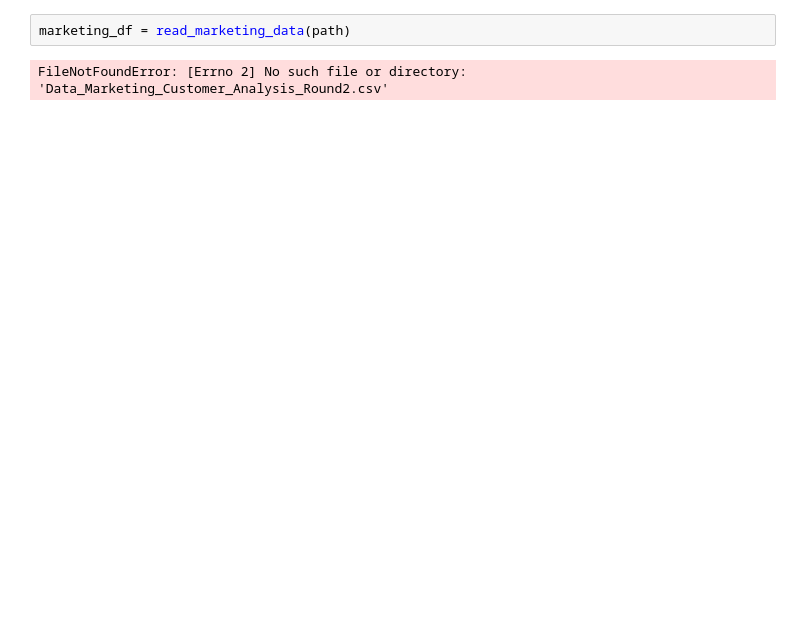
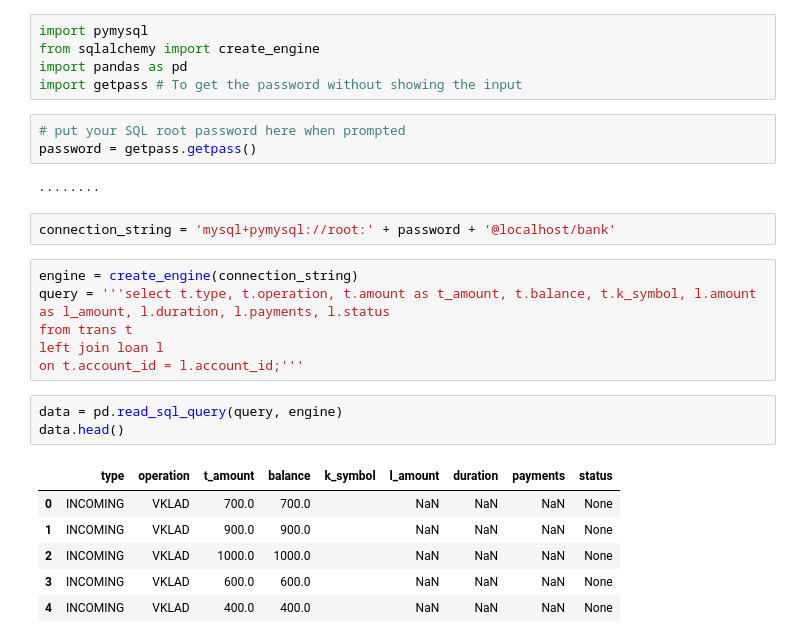
Before and after one commit to Natalie-Rushman/DAFT_AUG2021, a Jupyter notebook: 2_Labs/Lab_XXX.ipynb, the cells around one changed output. Saved outputs shown, nothing was run; the diff lists cells and outputs as text; blank space fills up the shorter version.

```diff
--- a/2_Labs/Lab_XXX.ipynb
+++ b/2_Labs/Lab_XXX.ipynb
@@ -11,4 +1,28 @@ def read_marketing_data(path):
-# %%
-marketing_df = read_marketing_data(path)
-# %% [output]
-FileNotFoundError: [Errno 2] No such file or directory: 'Data_Marketing_Customer_Analysis_Round2.csv'
+# %%
+import pymysql
+from sqlalchemy import create_engine
+import pandas as pd
+import getpass # To get the password without showing the input
+# %%
+# put your SQL root password here when prompted
+password = getpass.getpass()
+# %% [output]
+········
+# %%
+connection_string = 'mysql+pymysql://root:' + password + '@localhost/bank'
+# %%
+engine = create_engine(connection_string)
+query = '''select t.type, t.operation, t.amount as t_amount, t.balance, t.k_symbol, l.amount as l_amount, l.duration, l.payments, l.status
+from trans t
+left join loan l
+on t.account_id = l.account_id;'''
+# %%
+data = pd.read_sql_query(query, engine)
+data.head()
+# %% [output]
+|  | type | operation | t_amount | balance | k_symbol | l_amount | duration | payments | status |
+| 0 | INCOMING | VKLAD | 700.0 | 700.0 |  | NaN | NaN | NaN | None |
+| 1 | INCOMING | VKLAD | 900.0 | 900.0 |  | NaN | NaN | NaN | None |
+| 2 | INCOMING | VKLAD | 1000.0 | 1000.0 |  | NaN | NaN | NaN | None |
+| 3 | INCOMING | VKLAD | 600.0 | 600.0 |  | NaN | NaN | NaN | None |
+| 4 | INCOMING | VKLAD | 400.0 | 400.0 |  | NaN | NaN | NaN | None |
```
Also changed, not shown: parts of 3 cells of this notebook, 36 other files.
